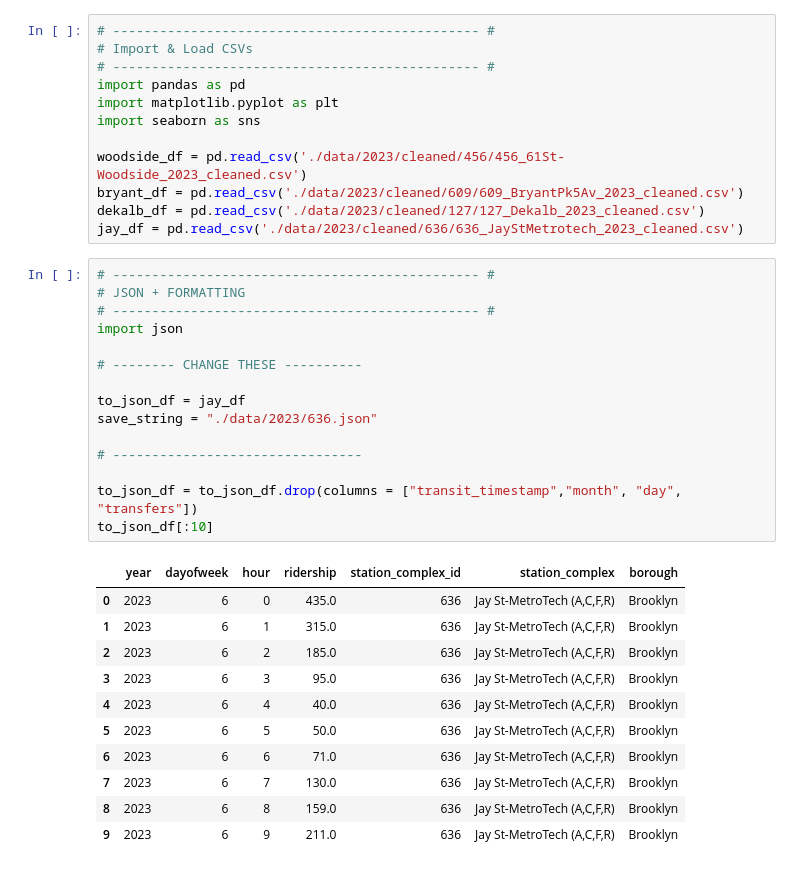
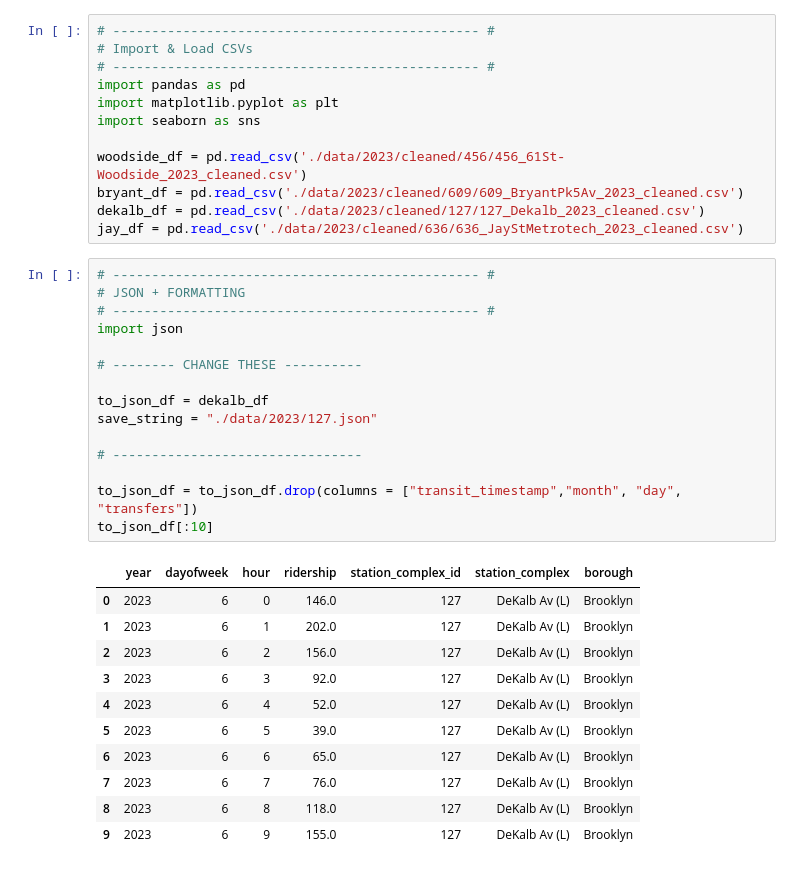
Before and after one commit to rhodamined/subway_ridership, a Jupyter notebook: 04_plot_ridership_write_to_json.ipynb, the cells around one changed output. Saved outputs shown, nothing was run; the diff lists cells and outputs as text.

```diff
--- a/04_plot_ridership_write_to_json.ipynb
+++ b/04_plot_ridership_write_to_json.ipynb
@@ -13,28 +13,28 @@ jay_df = pd.read_csv('./data/2023/cleaned/636/636_JayStMetrotech_2023_cleaned.cs
 # %%
 # ----------------------------------------------- #
 # JSON + FORMATTING
 # ----------------------------------------------- #
 import json
 
 # -------- CHANGE THESE ----------
 
-to_json_df = jay_df
-save_string = "./data/2023/636.json"
+to_json_df = dekalb_df
+save_string = "./data/2023/127.json"
 
 # --------------------------------
 
 to_json_df = to_json_df.drop(columns = ["transit_timestamp","month", "day", "transfers"])
 to_json_df[:10]
 # %% [output]
 |  | year | dayofweek | hour | ridership | station_complex_id | station_complex | borough |
-| 0 | 2023 | 6 | 0 | 435.0 | 636 | Jay St-MetroTech (A,C,F,R) | Brooklyn |
-| 1 | 2023 | 6 | 1 | 315.0 | 636 | Jay St-MetroTech (A,C,F,R) | Brooklyn |
-| 2 | 2023 | 6 | 2 | 185.0 | 636 | Jay St-MetroTech (A,C,F,R) | Brooklyn |
-| 3 | 2023 | 6 | 3 | 95.0 | 636 | Jay St-MetroTech (A,C,F,R) | Brooklyn |
-| 4 | 2023 | 6 | 4 | 40.0 | 636 | Jay St-MetroTech (A,C,F,R) | Brooklyn |
-| 5 | 2023 | 6 | 5 | 50.0 | 636 | Jay St-MetroTech (A,C,F,R) | Brooklyn |
-| 6 | 2023 | 6 | 6 | 71.0 | 636 | Jay St-MetroTech (A,C,F,R) | Brooklyn |
-| 7 | 2023 | 6 | 7 | 130.0 | 636 | Jay St-MetroTech (A,C,F,R) | Brooklyn |
-| 8 | 2023 | 6 | 8 | 159.0 | 636 | Jay St-MetroTech (A,C,F,R) | Brooklyn |
-| 9 | 2023 | 6 | 9 | 211.0 | 636 | Jay St-MetroTech (A,C,F,R) | Brooklyn |
+| 0 | 2023 | 6 | 0 | 146.0 | 127 | DeKalb Av (L) | Brooklyn |
+| 1 | 2023 | 6 | 1 | 202.0 | 127 | DeKalb Av (L) | Brooklyn |
+| 2 | 2023 | 6 | 2 | 156.0 | 127 | DeKalb Av (L) | Brooklyn |
+| 3 | 2023 | 6 | 3 | 92.0 | 127 | DeKalb Av (L) | Brooklyn |
+| 4 | 2023 | 6 | 4 | 52.0 | 127 | DeKalb Av (L) | Brooklyn |
+| 5 | 2023 | 6 | 5 | 39.0 | 127 | DeKalb Av (L) | Brooklyn |
+| 6 | 2023 | 6 | 6 | 65.0 | 127 | DeKalb Av (L) | Brooklyn |
+| 7 | 2023 | 6 | 7 | 76.0 | 127 | DeKalb Av (L) | Brooklyn |
+| 8 | 2023 | 6 | 8 | 118.0 | 127 | DeKalb Av (L) | Brooklyn |
+| 9 | 2023 | 6 | 9 | 155.0 | 127 | DeKalb Av (L) | Brooklyn |
 # %%
```
Also changed, not shown: parts of 5 cells of this notebook.
